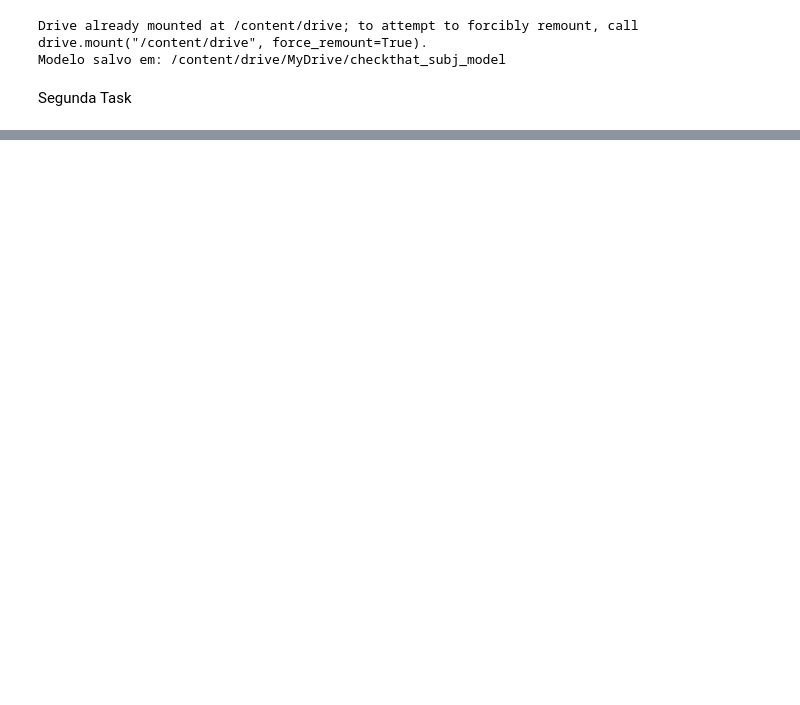
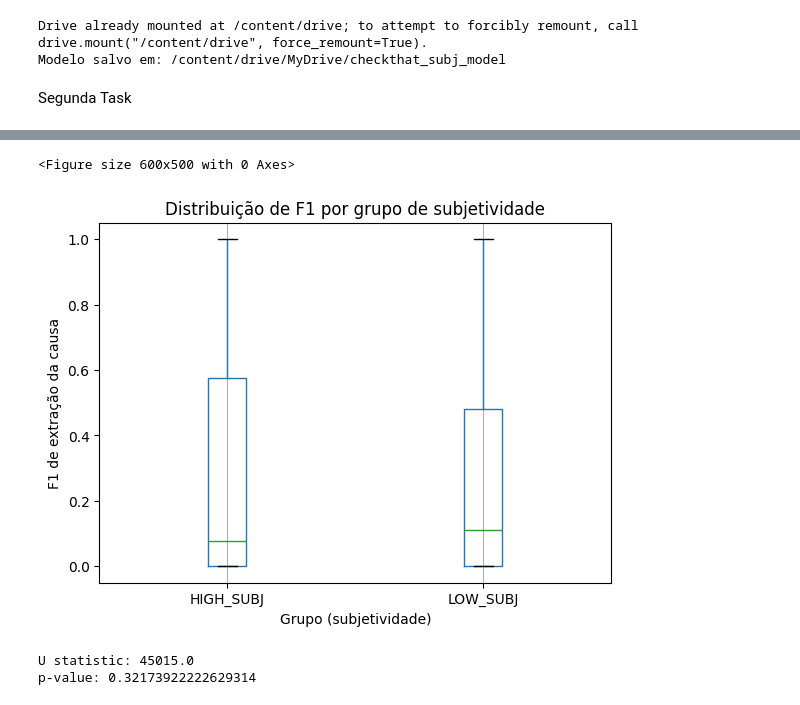
Before and after one commit to Thayanne/trabalho_modelo_liguagem_neural, a Jupyter notebook: Trabalho_Modelo_Linguagem_Neural.ipynb, the cells around one changed output, grey strips where cells are left out. Drawn from its saved outputs; the diff is of its cells as text; code cells hidden in the pictures; blank space fills up the shorter version.

```diff
--- a/Trabalho_Modelo_Linguagem_Neural.ipynb
+++ b/Trabalho_Modelo_Linguagem_Neural.ipynb
@@ -574,0 +701,21 @@ def predict_cause(context, emotion):
+# %%
+from collections import Counter, defaultdict
+
+# Contagens: subjetividade x emoção
+counts = defaultdict(Counter)
+
+for item in sub1_train:
+    utterances = item["conversation"]
+    context = build_context(utterances)  # mesmo contexto usado pro QA
+
+    # roda Modelo 1
+    subj_out = classify_subjectivity(context)[0]  # {'text', 'prediction', 'prob_subj'}
+    subj_label = subj_out["prediction"]  # 'SUBJ' ou 'OBJ'
+
+    # para cada par de emoção-causa, pegamos a emoção
+    for emo_tag, cause_tag in item["emotion-cause_pairs"]:
+        # emo_tag = "3_surprise"
+        _, emotion = emo_tag.split("_", 1)
+        counts[subj_label][emotion] += 1
+
+counts
@@ -574,0 +901,6 @@ def predict_cause(context, emotion):
+# %%
+threshold = 0.5
+#Vamos escolher um limiar simples: 0.5 na probabilidade de subjetivo.
+
+df_res["group"] = np.where(df_res["subj_prob"] >= threshold, "HIGH_SUBJ", "LOW_SUBJ")
+df_res["group"].value_counts()
@@ -574,0 +921,27 @@ def predict_cause(context, emotion):
+# %%
+import matplotlib.pyplot as plt
+
+plt.figure(figsize=(6,5))
+df_res.boxplot(column="f1", by="group")
+plt.title("Distribuição de F1 por grupo de subjetividade")
+plt.suptitle("")
+plt.xlabel("Grupo (subjetividade)")
+plt.ylabel("F1 de extração da causa")
+plt.grid(axis="y")
+plt.show()
+# %% [output]
+<Figure size 600x500 with 0 Axes>
+[figure, added]
+# %%
+from scipy.stats import mannwhitneyu
+
+high = df_res[df_res["group"] == "HIGH_SUBJ"]["f1"].values
+low  = df_res[df_res["group"] == "LOW_SUBJ"]["f1"].values
+
+u_stat, p_val = mannwhitneyu(high, low, alternative="greater")  # H1: HIGH_SUBJ > LOW_SUBJ
+
+print("U statistic:", u_stat)
+print("p-value:", p_val)
+# %% [output]
+U statistic: 45015.0
+p-value: 0.32173922222629314
```
Also changed, not shown: parts of 33 cells of this notebook.
